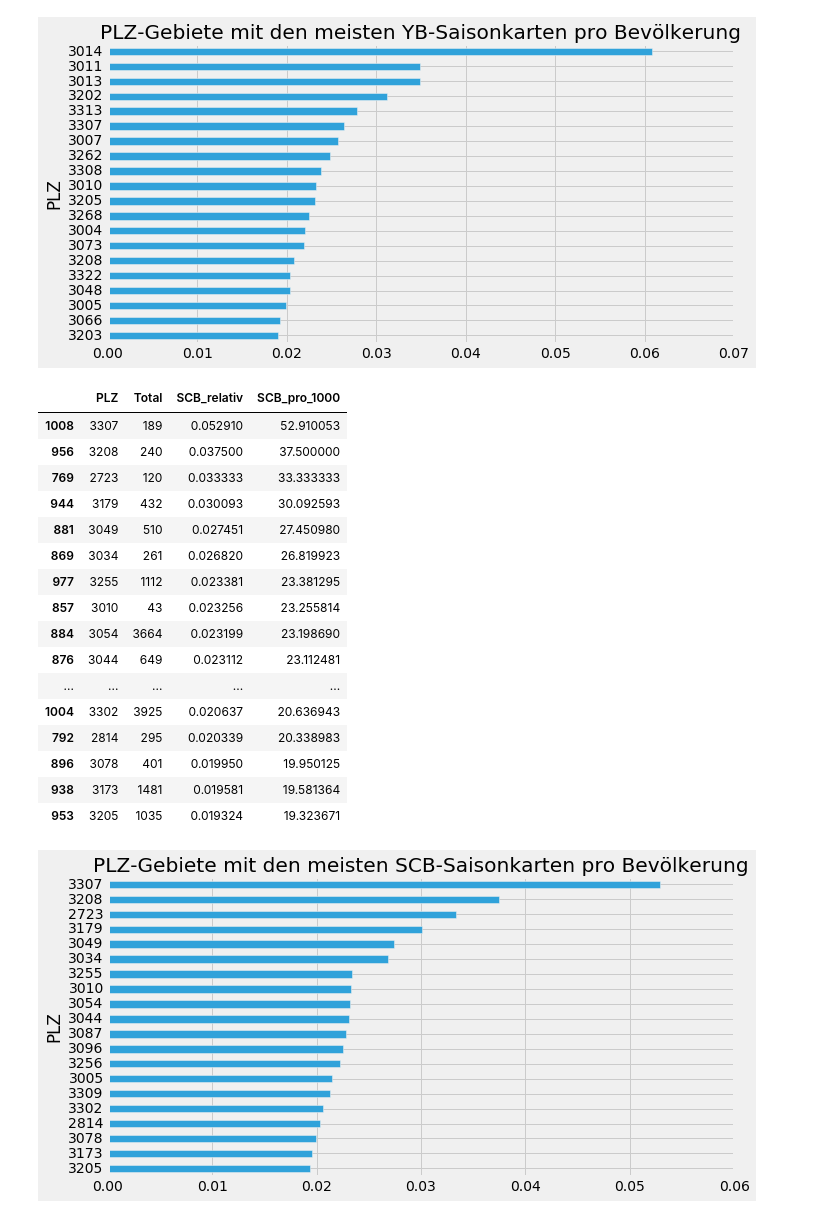
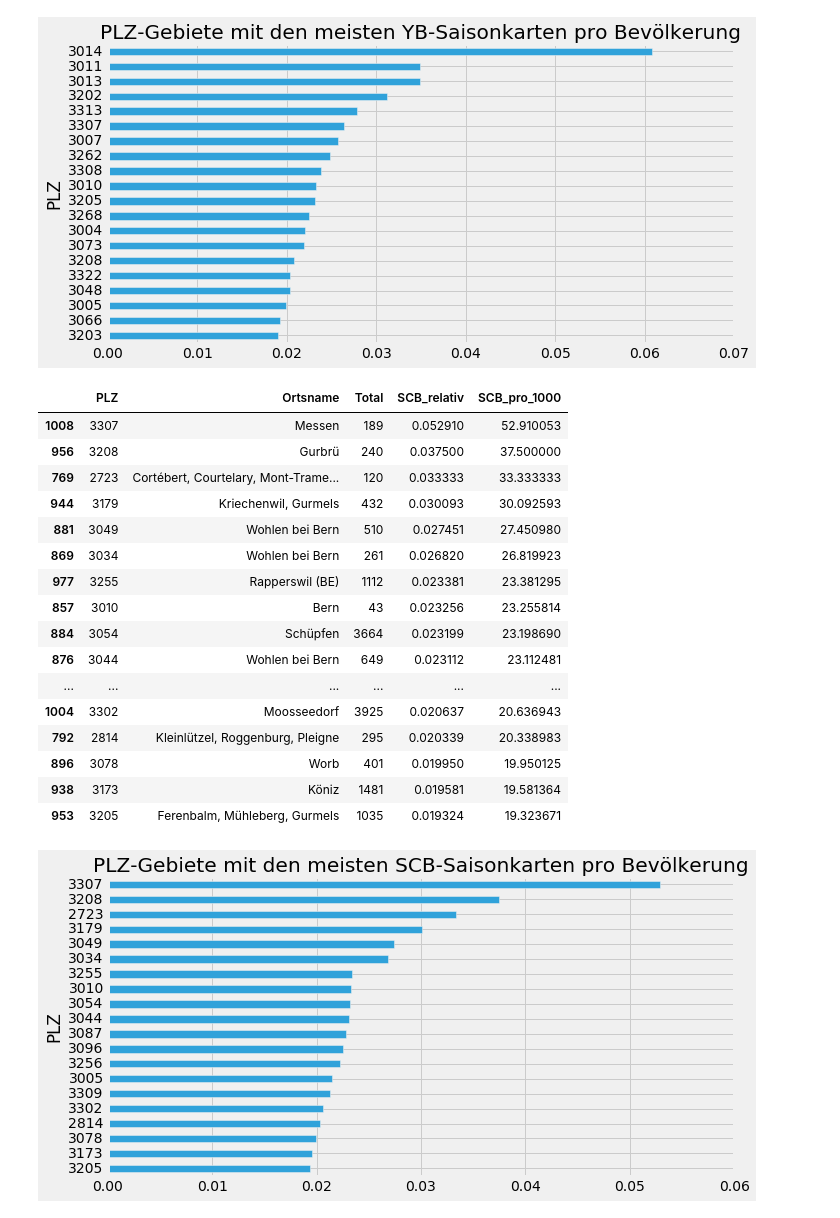
Before and after one commit to jsoma/playfair-projects, a Jupyter notebook: projects/mathias-born/2_map_the_fans/Map the Fans.ipynb, the cells around one changed output. Saved outputs shown, nothing was run; the diff lists cells and outputs as text; code cells hidden in the pictures.

```diff
--- a/projects/mathias-born/2_map_the_fans/Map the Fans.ipynb
+++ b/projects/mathias-born/2_map_the_fans/Map the Fans.ipynb
@@ -104,0 +108,9 @@ df_plz.head(5)
+# %%
+df_plz_names = pd.read_excel('plz_ort.xls')
+df_plz_names[['PLZ4','GDENAMK', '%_IN_GDE']].sort_values(by='%_IN_GDE', ascending=False).head()
+df_plz_names_neu = df_plz_names.groupby(by='PLZ4').apply(lambda x: ", ".join((x["GDENAMK"])))
+df_plz_names_neu = pd.DataFrame(df_plz_names_neu)
+df_plz_names_neu.columns = ['Ortsname']
+df_plz_names_neu.index.names = ['PLZ']
+df_plz_names_neu.reset_index(level=0, inplace=True)
+df_plz_names_neu.head(10)
@@ -105,6 +131,7 @@ df_plz.head(5)
 # %%
 # Merge the three data sets.
 df_temp = df_plz.merge(df_scb, on='PLZ', how='left')
+df_temp = df_temp.merge(df_plz_names_neu, on='PLZ', how='left')
 df = df_temp.merge(df_yb, on='PLZ', how='left')
 df.head()
 # %% [output]
@@ -198,25 +238,25 @@ plt.savefig('YB_PLZ.svg')
 # %%
 # What ZIP code has the highest number of SCB cards per capita?
 df['SCB_relativ'] = df['SCB'] / df['Total']
 df['SCB_pro_1000'] = df['SCB_relativ'] * 1000
-df[['PLZ', 'Total', 'SCB_relativ', 'SCB_pro_1000']].sort_values(by='SCB_relativ', ascending=False).head(20)
+df[['PLZ', 'Ortsname', 'Total', 'SCB_relativ', 'SCB_pro_1000']].sort_values(by='SCB_relativ', ascending=False).head(20)
 # %% [output]
-|  | PLZ | Total | SCB_relativ | SCB_pro_1000 |
-| 1008 | 3307 | 189 | 0.052910 | 52.910053 |
-| 956 | 3208 | 240 | 0.037500 | 37.500000 |
-| 769 | 2723 | 120 | 0.033333 | 33.333333 |
-| 944 | 3179 | 432 | 0.030093 | 30.092593 |
-| 881 | 3049 | 510 | 0.027451 | 27.450980 |
-| 869 | 3034 | 261 | 0.026820 | 26.819923 |
-| 977 | 3255 | 1112 | 0.023381 | 23.381295 |
-| 857 | 3010 | 43 | 0.023256 | 23.255814 |
-| 884 | 3054 | 3664 | 0.023199 | 23.198690 |
-| 876 | 3044 | 649 | 0.023112 | 23.112481 |
-| ... | ... | ... | ... | ... |
-| 1004 | 3302 | 3925 | 0.020637 | 20.636943 |
-| 792 | 2814 | 295 | 0.020339 | 20.338983 |
-| 896 | 3078 | 401 | 0.019950 | 19.950125 |
-| 938 | 3173 | 1481 | 0.019581 | 19.581364 |
-| 953 | 3205 | 1035 | 0.019324 | 19.323671 |
+|  | PLZ | Ortsname | Total | SCB_relativ | SCB_pro_1000 |
+| 1008 | 3307 | Messen | 189 | 0.052910 | 52.910053 |
+| 956 | 3208 | Gurbrü | 240 | 0.037500 | 37.500000 |
+| 769 | 2723 | Cortébert, Courtelary, Mont-Trame... | 120 | 0.033333 | 33.333333 |
+| 944 | 3179 | Kriechenwil, Gurmels | 432 | 0.030093 | 30.092593 |
+| 881 | 3049 | Wohlen bei Bern | 510 | 0.027451 | 27.450980 |
+| 869 | 3034 | Wohlen bei Bern | 261 | 0.026820 | 26.819923 |
+| 977 | 3255 | Rapperswil (BE) | 1112 | 0.023381 | 23.381295 |
+| 857 | 3010 | Bern | 43 | 0.023256 | 23.255814 |
+| 884 | 3054 | Schüpfen | 3664 | 0.023199 | 23.198690 |
+| 876 | 3044 | Wohlen bei Bern | 649 | 0.023112 | 23.112481 |
+| ... | ... | ... | ... | ... | ... |
+| 1004 | 3302 | Moosseedorf | 3925 | 0.020637 | 20.636943 |
+| 792 | 2814 | Kleinlützel, Roggenburg, Pleigne | 295 | 0.020339 | 20.338983 |
+| 896 | 3078 | Worb | 401 | 0.019950 | 19.950125 |
+| 938 | 3173 | Köniz | 1481 | 0.019581 | 19.581364 |
+| 953 | 3205 | Ferenbalm, Mühleberg, Gurmels | 1035 | 0.019324 | 19.323671 |
 # %%
 # Let's plot it
```
Also changed, not shown: parts of 12 cells of this notebook, 1 other file.
